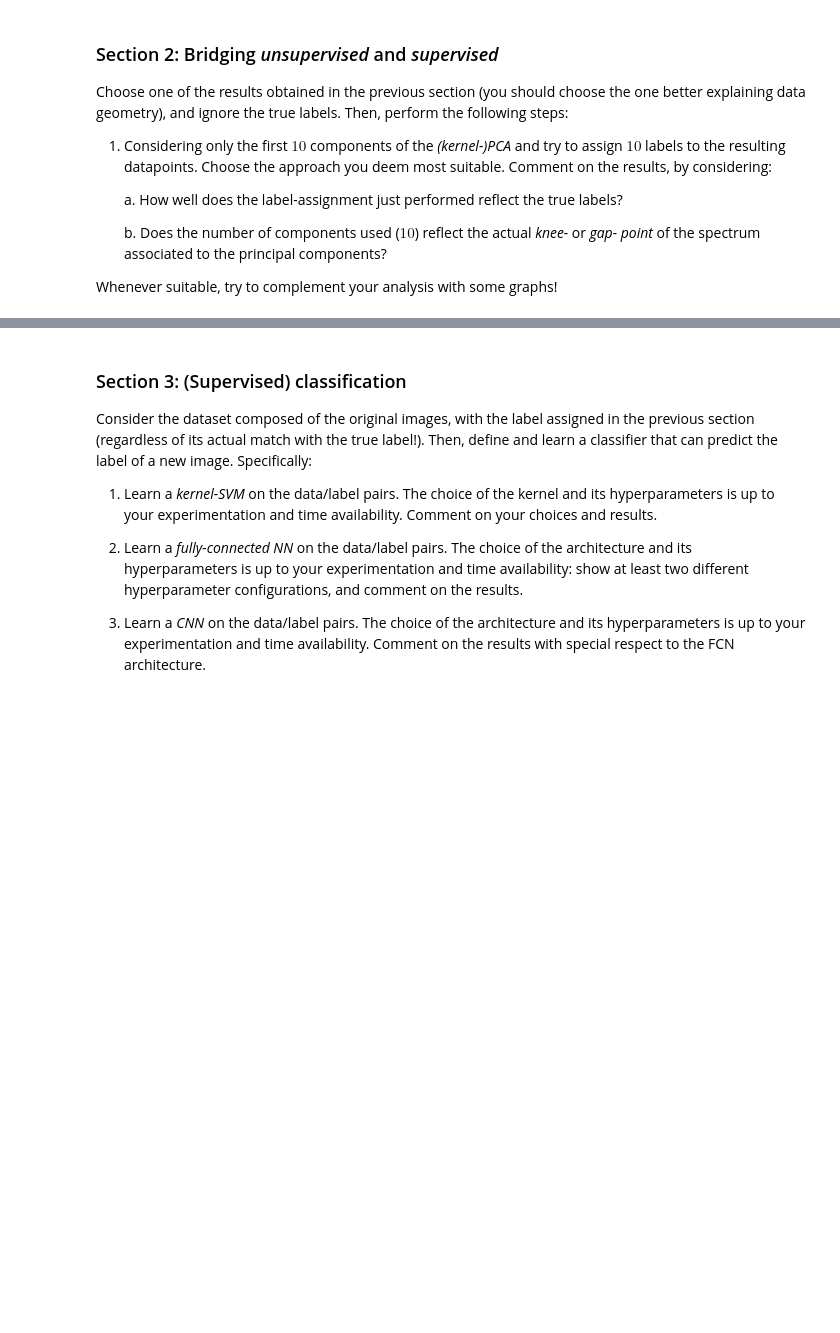
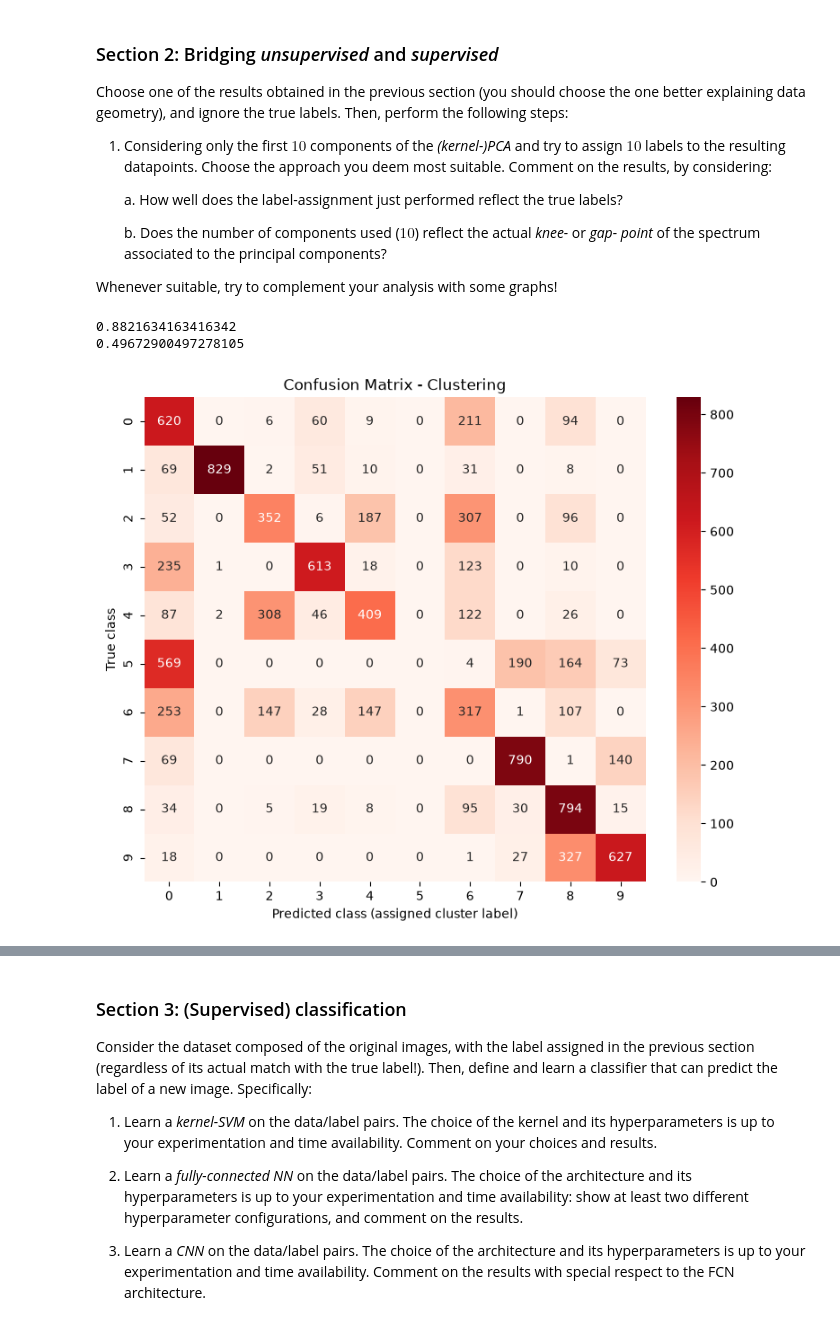
Before and after one commit to frekkoz3/Advanced-Deep-Learning-and-Kernel-Methods, a Jupyter notebook: Challenges/AdvML_Challenge_2023_1.ipynb, the cells around one changed output, grey strips where cells are left out. Drawn from its saved outputs; the diff is of its cells as text; code cells hidden in the pictures; blank space fills up the shorter version.

```diff
--- a/Challenges/AdvML_Challenge_2023_1.ipynb
+++ b/Challenges/AdvML_Challenge_2023_1.ipynb
@@ -40,3 +145,18 @@ Choose one of the results obtained in the previous section (you should choose th
     b. Does the number of components used ($10$) reflect the actual *knee-* or *gap-* *point* of the spectrum associated to the principal components?
 
 Whenever suitable, try to complement your analysis with some graphs!
+# %%
+from sklearn.cluster import KMeans
+from sklearn.metrics import rand_score, completeness_score
+
+model = KMeans(n_clusters=10, random_state=37)
+target = model.fit(X_test_kernel_pca)
+
+rs = rand_score(y_test, model.labels_)
+print(rs)
+
+cs = completeness_score(y_test, model.labels_)
+print(cs)
+# %% [output]
+0.8821634163416342
+0.49672900497278105
@@ -42,0 +191,23 @@ Whenever suitable, try to complement your analysis with some graphs!
+# %%
+import seaborn as sns
+import matplotlib.pyplot as plt
+from sklearn.metrics import confusion_matrix
+
+cm = confusion_matrix(y_test, predictions)
+
+plt.figure(figsize=(9, 7))
+sns.heatmap(
+    cm,
+    annot=True,
+    fmt="d",
+    cmap="Reds",
+    xticklabels=np.unique(y_test),
+    yticklabels=np.unique(y_test)
+)
+
+plt.xlabel("Predicted class (assigned cluster label)")
+plt.ylabel("True class")
+plt.title("Confusion Matrix - Clustering")
+plt.show()
+# %% [output]
+[figure, added]
```
Also changed, not shown: parts of 15 cells of this notebook, 2 other files.
